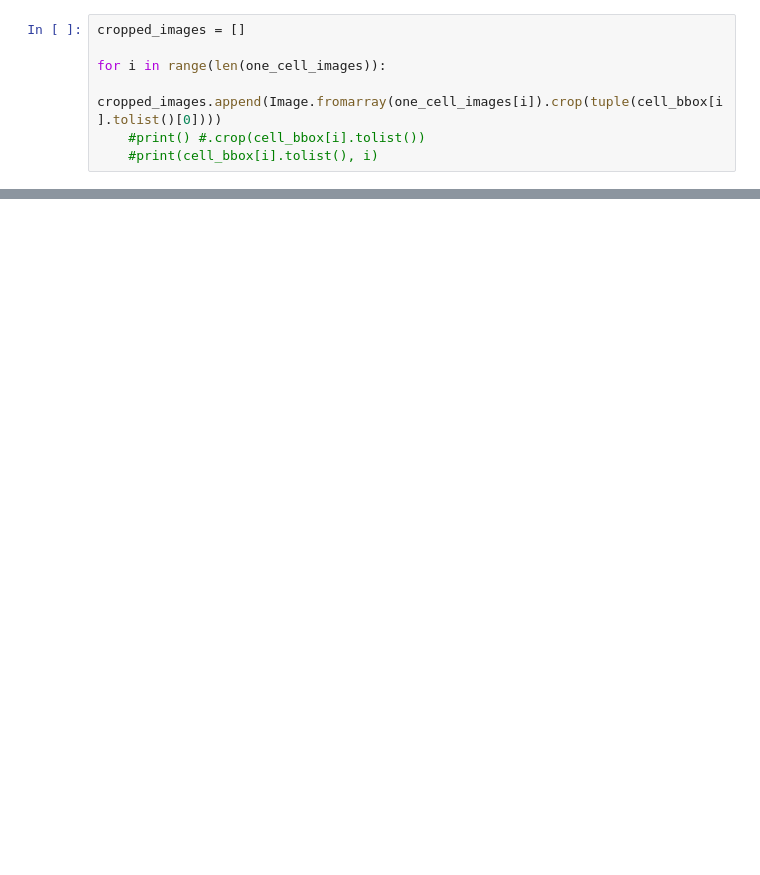
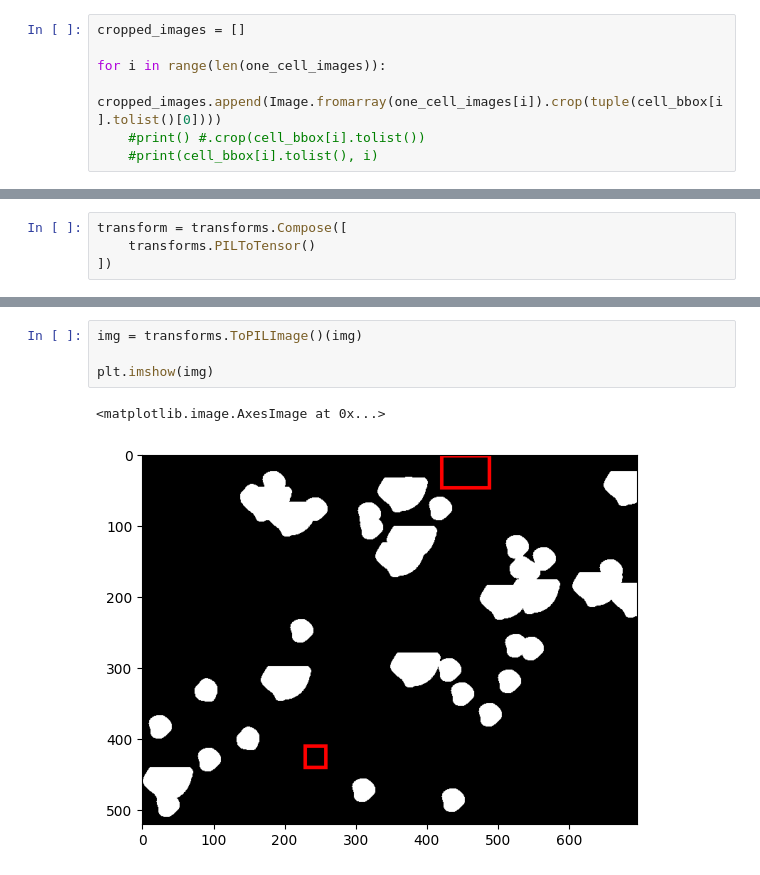
Before and after one commit to shbatgh/ai-internship, a Jupyter notebook: data_maker_notebook.ipynb, the cells around one changed output, grey strips where cells are left out. Saved outputs shown, nothing was run; the diff lists cells and outputs as text; blank space fills up the shorter version.

```diff
--- a/data_maker_notebook.ipynb
+++ b/data_maker_notebook.ipynb
@@ -123,0 +165,4 @@ plt.imshow(cropped_images[20], cmap="gray")
+# %%
+transform = transforms.Compose([
+    transforms.PILToTensor()
+])
@@ -123,0 +239,7 @@ plt.imshow(cropped_images[20], cmap="gray")
+# %%
+img = transforms.ToPILImage()(img)
+
+plt.imshow(img)
+# %% [output]
+<matplotlib.image.AxesImage at 0x...>
+[figure, added]
```
Also changed, not shown: parts of 60 cells of this notebook, 2 other files.
